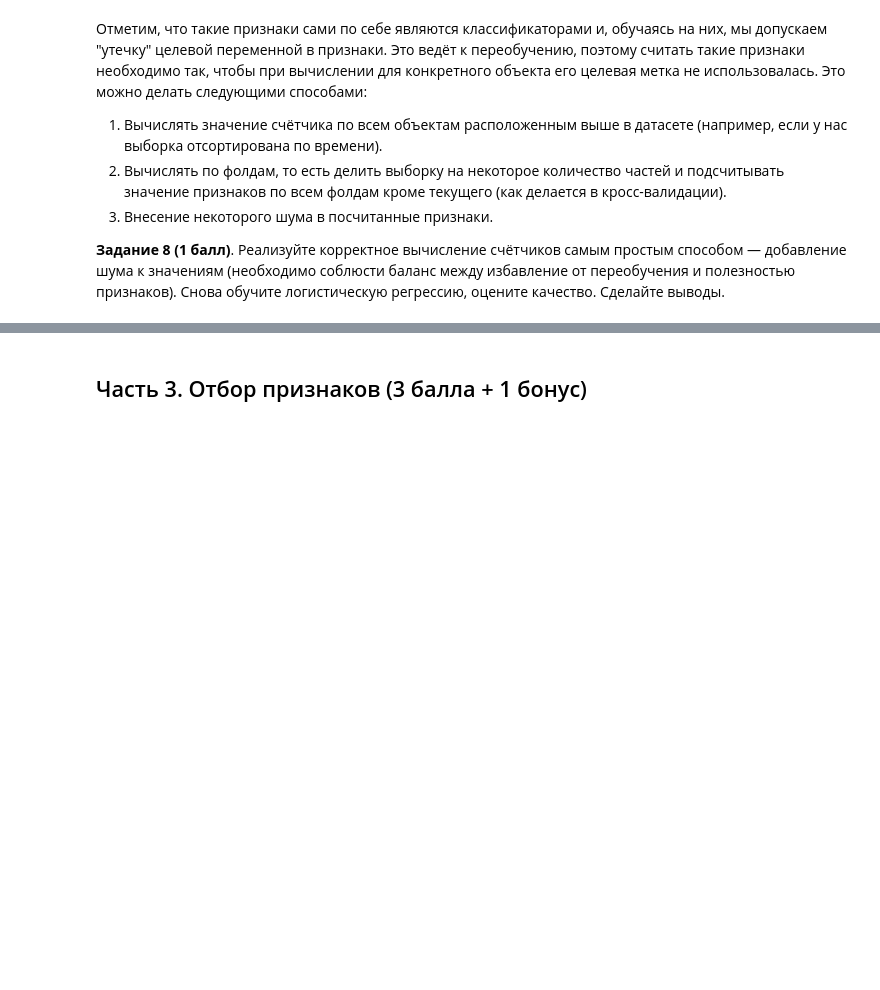
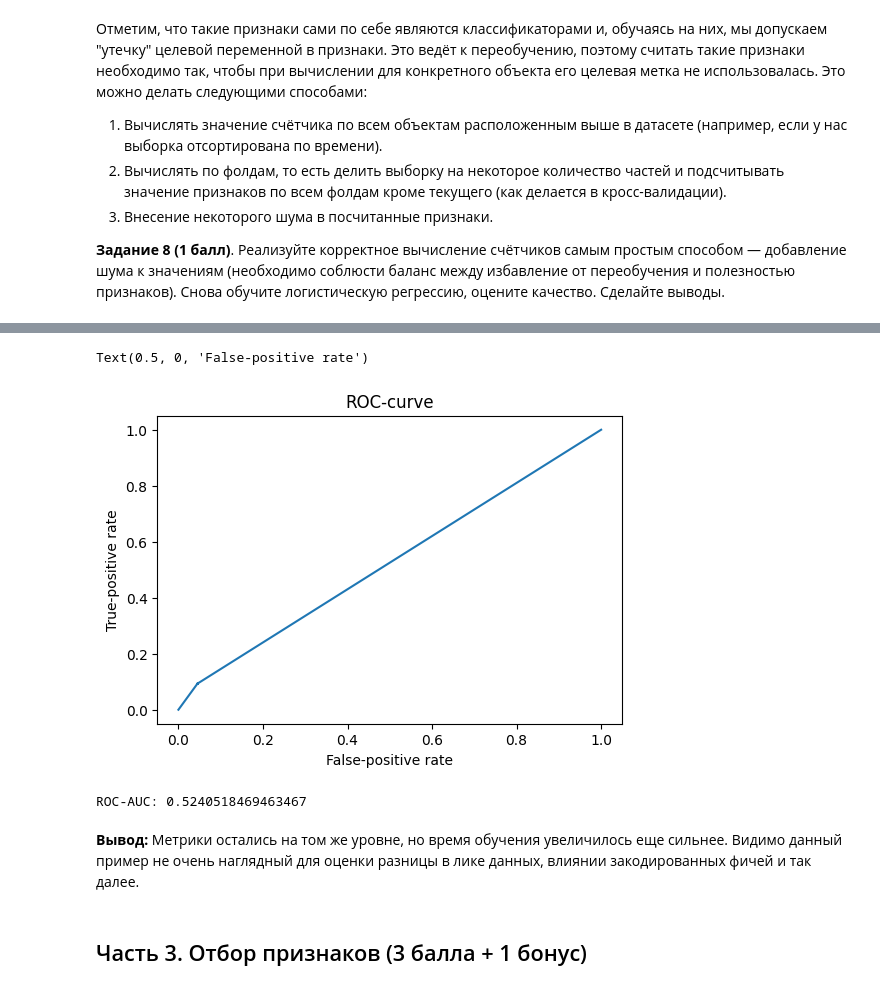
Before and after one commit to dsbulgakovv/ml_study_hws, a Jupyter notebook: HW2/HW2_Logistic_regression_Bulgakov_Dmitry.ipynb, the cells around one changed output, grey strips where cells are left out. Cells and saved outputs as stored; diff of their text form; code cells hidden in the pictures; blank space fills up the shorter version.

```diff
--- a/HW2/HW2_Logistic_regression_Bulgakov_Dmitry.ipynb
+++ b/HW2/HW2_Logistic_regression_Bulgakov_Dmitry.ipynb
@@ -627,3 +679,25 @@ def target_encoder_noise(X: pd.DataFrame, y: np.array, cols: list, noise: int):
+# %%
+pred_probas_tar_n = log_model_tar_n.predict_proba(X_test_tar)
+# %%
+fpr, tpr, thresholds = roc_curve(y_test, pred_probas_tar_n)
+
+fig, ax = plt.subplots(figsize=(6, 4))
+
+plt.plot(fpr, tpr)
+ax.set_title('ROC-curve')
+ax.set_ylabel('True-positive rate')
+ax.set_xlabel('False-positive rate')
+# %% [output]
+Text(0.5, 0, 'False-positive rate')
+[figure, added]
+# %%
+print('ROC-AUC:', auc(fpr, tpr))
+# %% [output]
+ROC-AUC: 0.5240518469463467
+# %% [markdown]
+__Вывод:__
+Метрики остались на том же уровне, но время обучения увеличилось еще сильнее.
+Видимо данный пример не очень наглядный для оценки разницы в лике данных, влиянии закодированных фичей и так далее.
 # %% [markdown]
 ## Часть 3. Отбор признаков (3 балла + 1 бонус)
 # %% [markdown]
```
Also changed, not shown: parts of 75 cells of this notebook, 1 other file.
